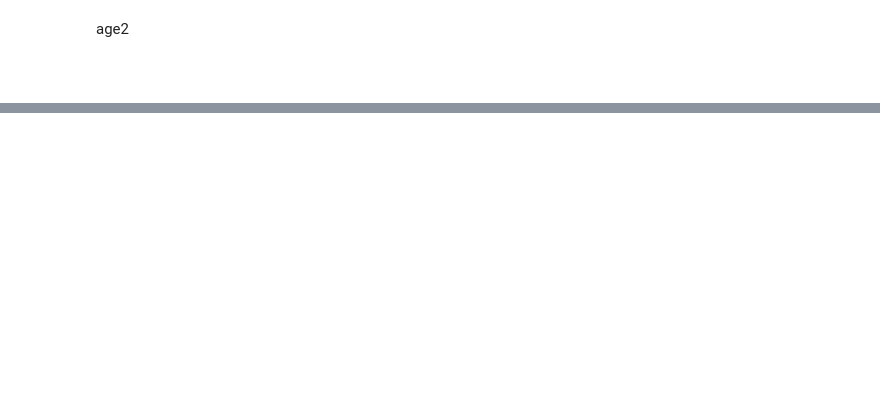
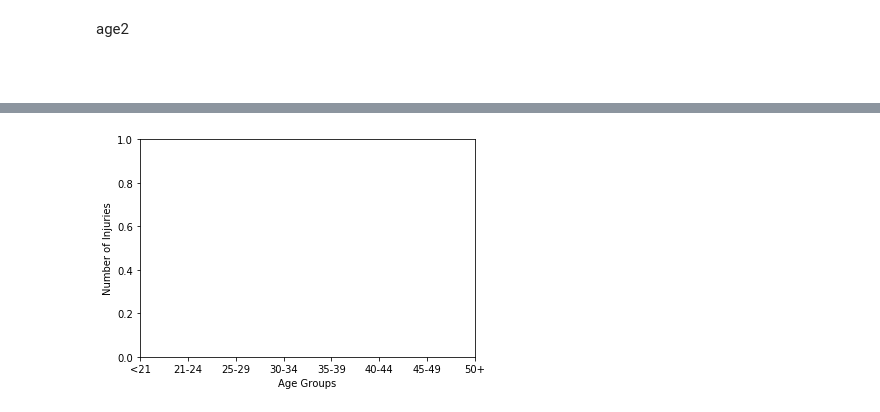
Before and after one commit to Mspivey100/Pineapple-Project, a Jupyter notebook: Age vs Sports Injuries in the NBA-Copy1.ipynb, the cells around one changed output, grey strips where cells are left out. Cells and saved outputs as stored; diff of their text form; code cells hidden in the pictures; blank space fills up the shorter version.

```diff
--- a/Age vs Sports Injuries in the NBA-Copy1.ipynb
+++ b/Age vs Sports Injuries in the NBA-Copy1.ipynb
@@ -265,0 +129,7 @@ age_demographics.sort_index()
+# %%
+plt.xticks(x_axis,["<21", "21-24", "25-29", "30-34", "35-39", "40-44", "45-49", "50+"])
+plt.xlabel("Age Groups")
+plt.ylabel("Number of Injuries")
+plt.savefig("Injuries_Age.png")
+# %% [output]
+[figure, added]
```
Also changed, not shown: parts of 24 cells of this notebook, 1 other file.
